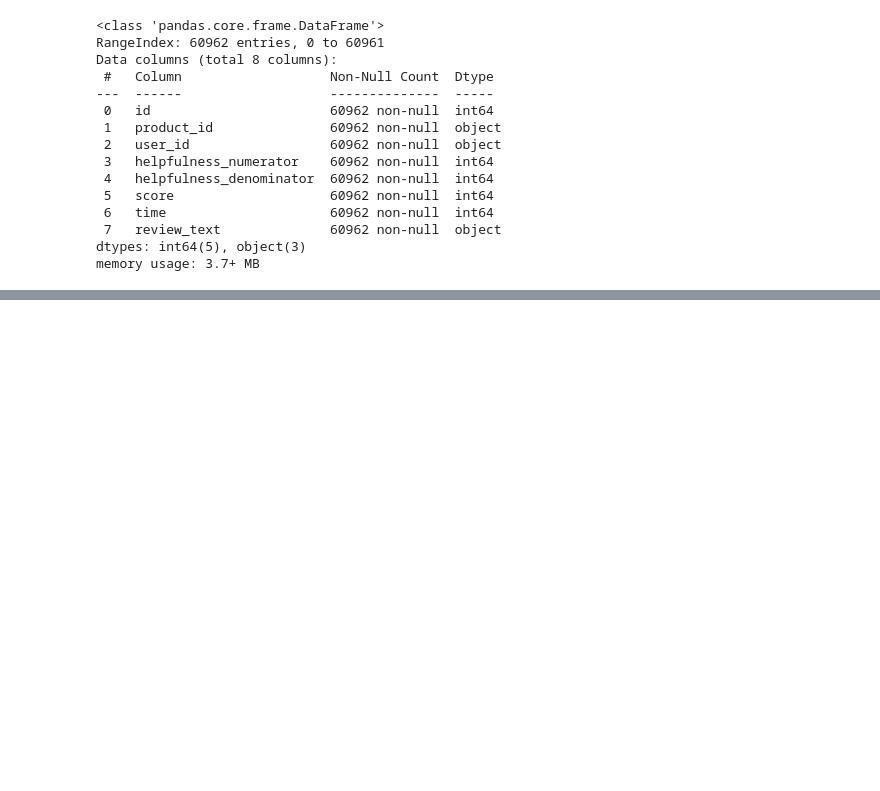
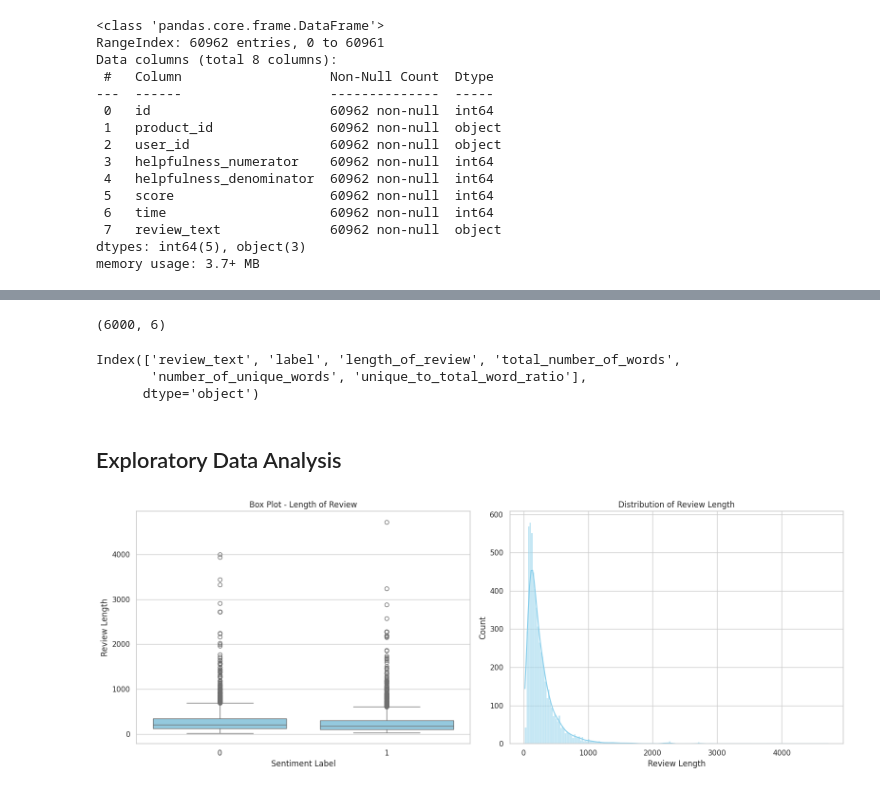
Before and after one commit to karthikponna/sentiment_analysis_MLOps, a Jupyter notebook: analysis/EDA.ipynb, the cells around one changed output, grey strips where cells are left out. Cells and saved outputs as stored; diff of their text form; code cells hidden in the pictures; blank space fills up the shorter version.

```diff
--- a/analysis/EDA.ipynb
+++ b/analysis/EDA.ipynb
@@ -347,4 +74,4 @@ if __name__ == "__main__":
 # %%
 strategy = BasicPreprocessingStrategy()
 df_preprocessor = DataPreprocessor(strategy)
-df_pre = df_preprocessor.preprocess(df)
+df_preprocessed = df_preprocessor.preprocess(df)
@@ -413,4 +97,4 @@ class DataSampler:
 # %%
-sampler = DataSampler(df_pre)
+sampler = DataSampler(df_preprocessed)
 
-sampled_df = sampler.sample_data(df_pre)
+sampled_df = sampler.sample_data(df_preprocessed)
@@ -1147,0 +123,3 @@ NameError: name 'model' is not defined
+# %%
+feature_engineer = FeatureEngineering(sampled_df)
+df_featured = feature_engineer.feature_extraction()
@@ -1147,0 +135,34 @@ NameError: name 'model' is not defined
+# %%
+df_featured.shape
+# %% [output]
+(6000, 6)
+# %%
+df_featured.columns
+# %% [output]
+Index(['review_text', 'label', 'length_of_review', 'total_number_of_words',
+       'number_of_unique_words', 'unique_to_total_word_ratio'],
+      dtype='object')
+# %% [markdown]
+## Exploratory Data Analysis
+# %%
+# Set up the plotting environment
+sns.set(style="whitegrid")
+
+# 1. Box Plot and Distribution Plot of `length_of_review`
+plt.figure(figsize=(16, 6))
+
+plt.subplot(1, 2, 1)
+sns.boxplot(x='label', y='length_of_review', data=df_featured, color='skyblue')
+plt.title("Box Plot - Length of Review")
+plt.xlabel("Sentiment Label")
+plt.ylabel("Review Length")
+
+plt.subplot(1, 2, 2)
+sns.histplot(df_featured['length_of_review'], kde=True, color='skyblue')
+plt.title("Distribution of Review Length")
+plt.xlabel("Review Length")
+
+plt.tight_layout()
+plt.show()
+# %% [output]
+[figure, added]
```
Also changed, not shown: parts of 36 cells of this notebook.
